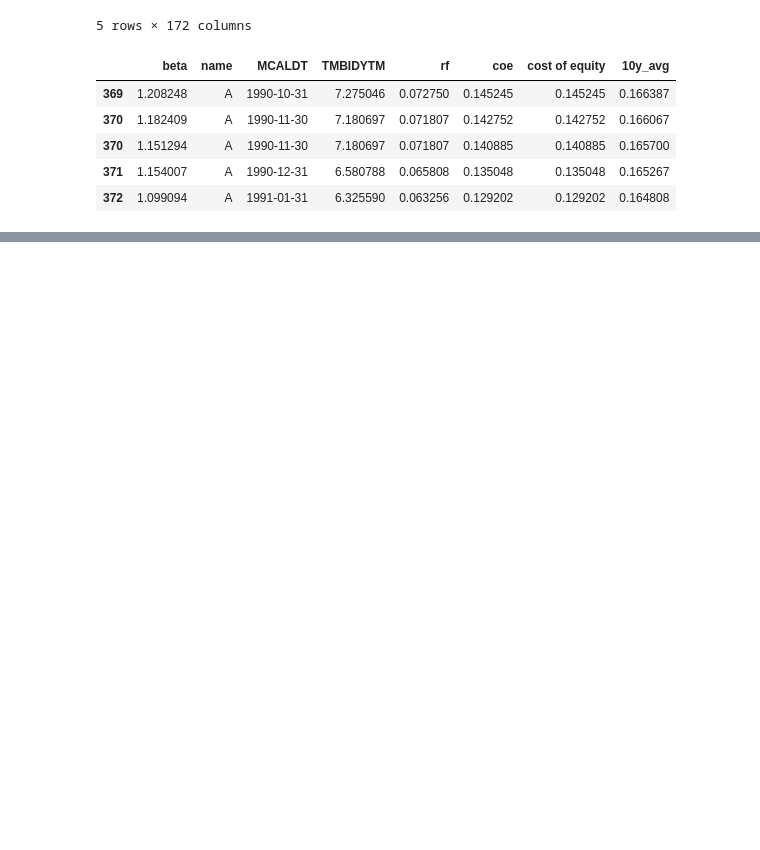
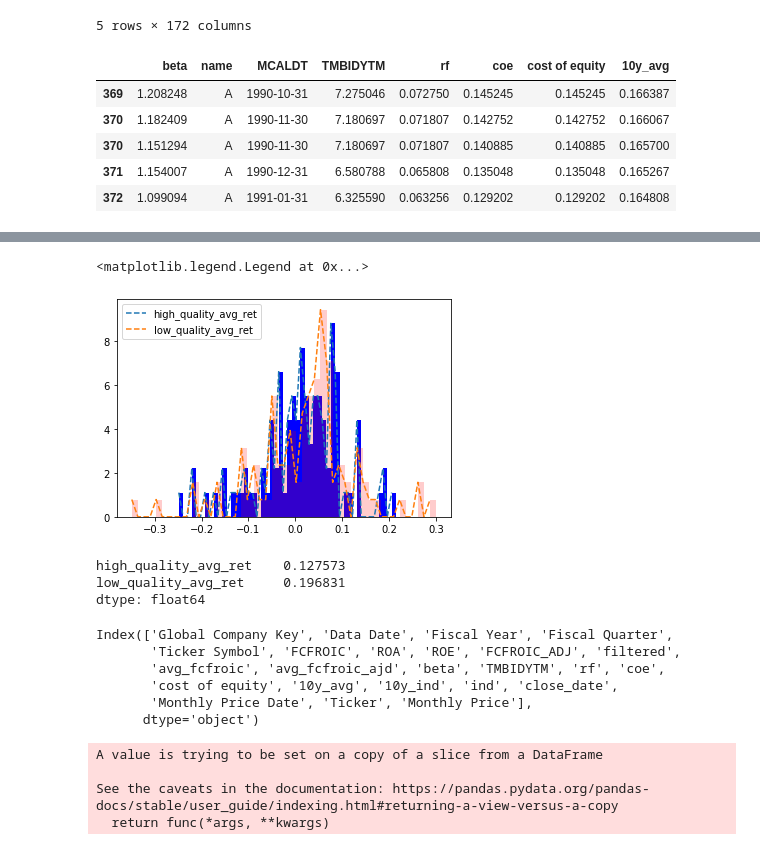
Before and after one commit to Zixin730/heartland_project, a Jupyter notebook: analyze/3_determine_quality.ipynb, the cells around one changed output, grey strips where cells are left out. Saved outputs shown, nothing was run; the diff lists cells and outputs as text; code cells hidden in the pictures; blank space fills up the shorter version.

```diff
--- a/analyze/3_determine_quality.ipynb
+++ b/analyze/3_determine_quality.ipynb
@@ -69,8 +76,11 @@ for i in range(his_members.shape[1]-1):
             ave_ecoc.index < q_ls_d[i+1])].groupby("name").mean()
         subset = subset.merge(
             ecoc_sub, left_on="Ticker Symbol", right_index=True)
+        subset["10y_ind"] = 0
+        subset.loc[(subset["avg_fcfroic_ajd"] >
+                    subset["10y_avg"]), "10y_ind"] = 1
         subset["ind"] = 0
-        subset.loc[(subset["avg_fcfroic_ajd"] >
+        subset.loc[(subset["FCFROIC_ADJ"] >
                     subset["10y_avg"]), "ind"] = 1
         ls.append(subset)
 
@@ -93,0 +104,7 @@ quality
+# %%
+date_idx = ave_ecoc.index.drop_duplicates()
+date_idx = date_idx.sort_values()
+
+def closest_p(dt):
+    # datetime.strptime(dt, "%Y-%m-%d")
+    return date_idx[date_idx >= dt][0]
@@ -93,0 +238,27 @@ quality
+# %%
+n1, bins1, patches1 = plt.hist(
+    avg_ret.iloc[:, 0], bins=50, density=True, color='b', alpha=1)
+n2, bins2, patches2 = plt.hist(
+    avg_ret.iloc[:, 1], bins=50, density=True, color='r', alpha=0.2)
+
+plt.plot(bins1[:-1], n1, '--')
+plt.plot(bins2[:-1], n2, '--')
+plt.legend(avg_ret.columns)
+# %% [output]
+<matplotlib.legend.Legend at 0x...>
+[figure, added]
+# %%
+avg_ret.mean()/avg_ret.std()
+# %% [output]
+high_quality_avg_ret    0.127573
+low_quality_avg_ret     0.196831
+dtype: float64
+# %%
+quality_all.columns
+# %% [output]
+Index(['Global Company Key', 'Data Date', 'Fiscal Year', 'Fiscal Quarter',
+       'Ticker Symbol', 'FCFROIC', 'ROA', 'ROE', 'FCFROIC_ADJ', 'filtered',
+       'avg_fcfroic', 'avg_fcfroic_ajd', 'beta', 'TMBIDYTM', 'rf', 'coe',
+       'cost of equity', '10y_avg', '10y_ind', 'ind', 'close_date',
+       'Monthly Price Date', 'Ticker', 'Monthly Price'],
+      dtype='object')
@@ -93,0 +273,9 @@ quality
+# %%
+close_price = close_price.drop_duplicates(
+    subset=["Ticker", "Monthly Calendar Date"])
+close_price.sort_values(by=["Ticker", "Monthly Calendar Date"], inplace=True)
+# %% [output]
+A value is trying to be set on a copy of a slice from a DataFrame
+
+See the caveats in the documentation: https://pandas.pydata.org/pandas-docs/stable/user_guide/indexing.html#returning-a-view-versus-a-copy
+  return func(*args, **kwargs)
```
Also changed, not shown: parts of 37 cells of this notebook.
